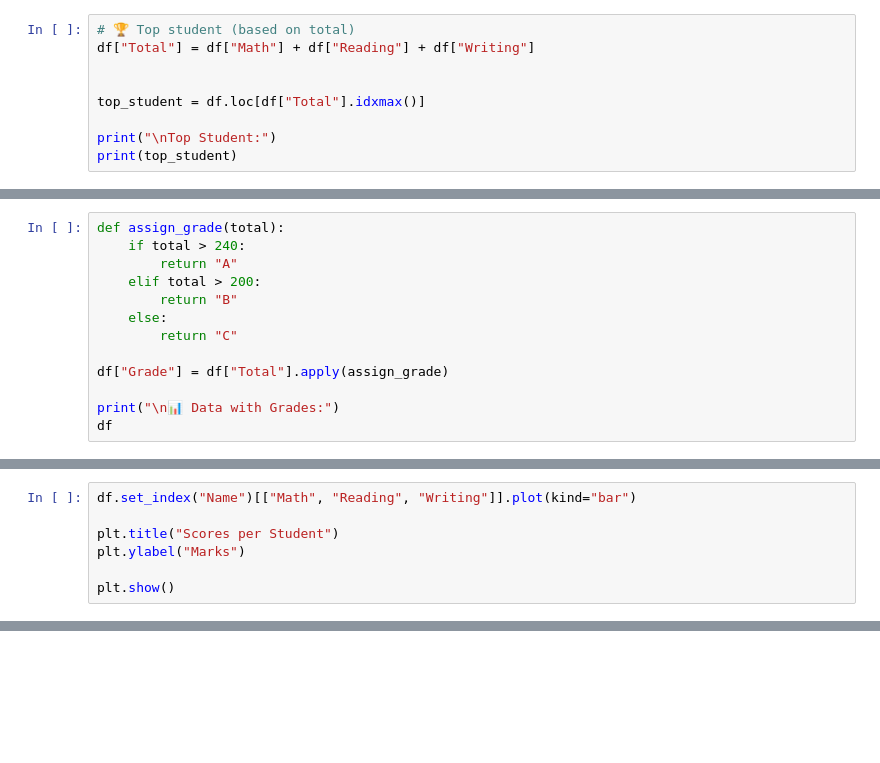
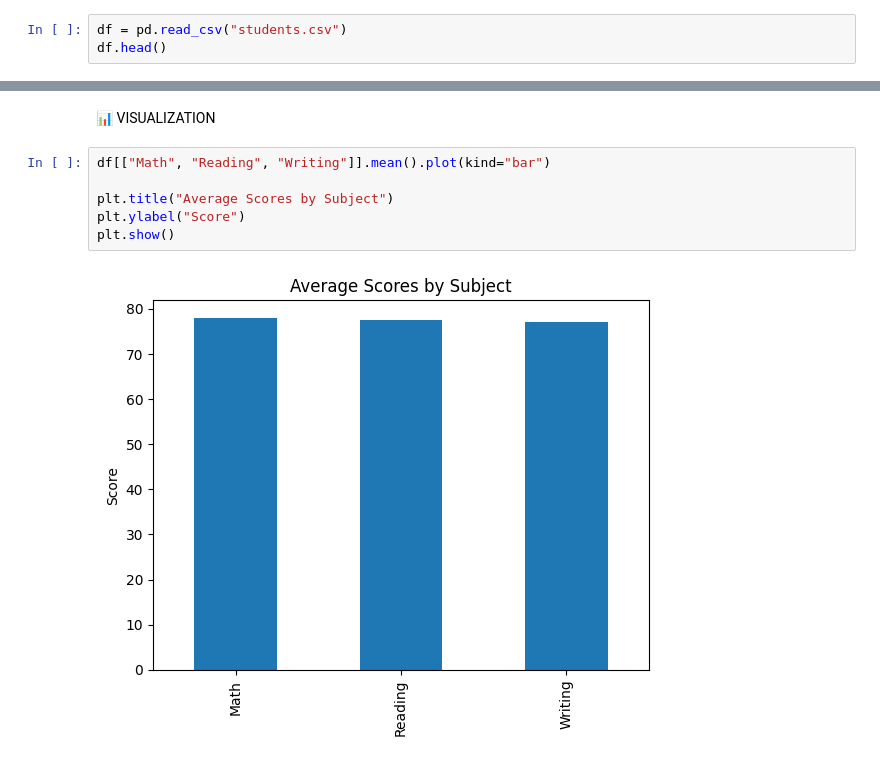
Before and after one commit to MedhaSrinath/student-performance-analysis, a Jupyter notebook: analysis.ipynb, the cells around one changed output, grey strips where cells are left out. Saved outputs shown, nothing was run; the diff lists cells and outputs as text; blank space fills up the shorter version.

```diff
--- a/analysis.ipynb
+++ b/analysis.ipynb
@@ -33,10 +9,4 @@ dtype: float64
 # %%
-# 🏆 Top student (based on total)
-df["Total"] = df["Math"] + df["Reading"] + df["Writing"]
-
-
-top_student = df.loc[df["Total"].idxmax()]
-
-print("\nTop Student:")
-print(top_student)
+df = pd.read_csv("students.csv")
+df.head()
 # %% [output]
@@ -80,13 +59,0 @@ print(df[df["Total"]>200])
-# %%
-def assign_grade(total):
-    if total > 240:
-        return "A"
-    elif total > 200:
-        return "B"
-    else:
-        return "C"
-
-df["Grade"] = df["Total"].apply(assign_grade)
-
-print("\n📊 Data with Grades:")
-df
@@ -122,7 +59,0 @@ plt.show()
-# %%
-df.set_index("Name")[["Math", "Reading", "Writing"]].plot(kind="bar")
-
-plt.title("Scores per Student")
-plt.ylabel("Marks")
-
-plt.show()
@@ -130,0 +98,10 @@ plt.show()
+# %% [markdown]
+📊 VISUALIZATION
+# %%
+df[["Math", "Reading", "Writing"]].mean().plot(kind="bar")
+
+plt.title("Average Scores by Subject")
+plt.ylabel("Score")
+plt.show()
+# %% [output]
+[figure, added]
```
Also changed, not shown: parts of 23 cells of this notebook, 3 other files.
